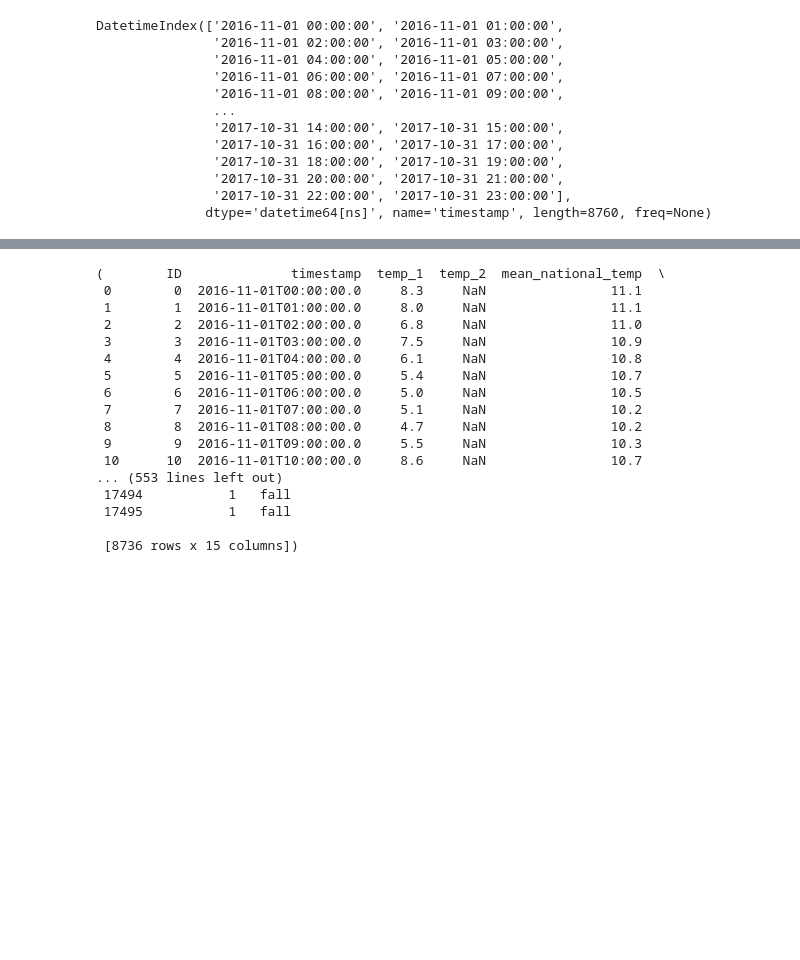
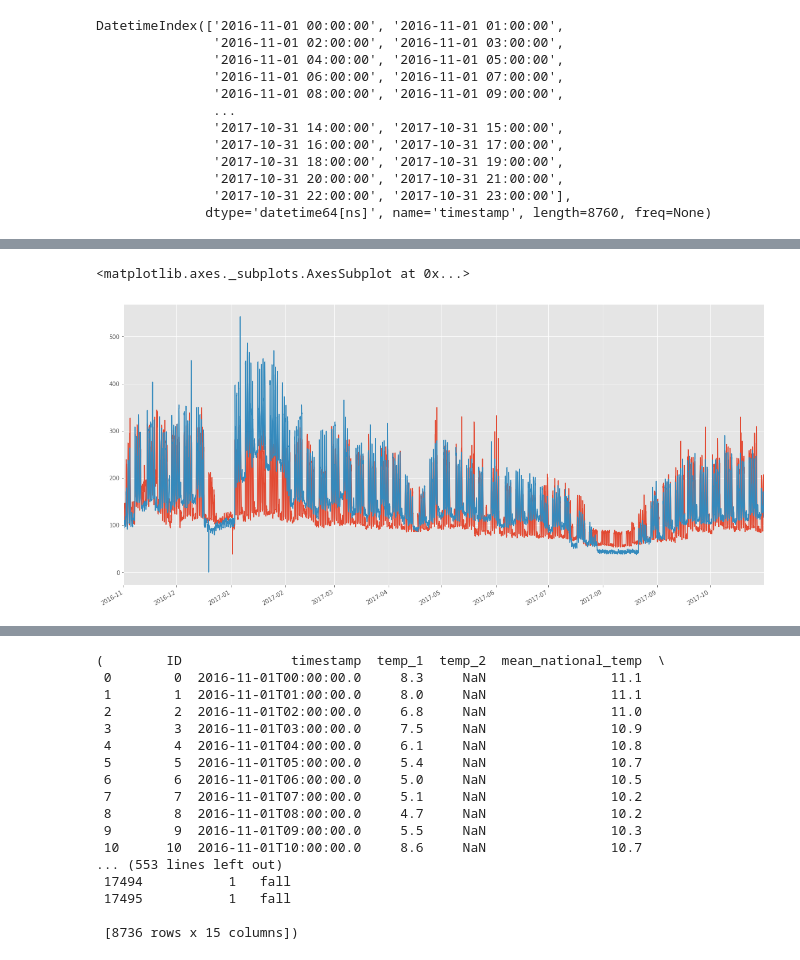
Before and after one commit to anthelix/20190520_challengePlaneteOui, a Jupyter notebook: 20190710_newthings.ipynb, the cells around one changed output, grey strips where cells are left out. Saved outputs shown, nothing was run; the diff lists cells and outputs as text; code cells hidden in the pictures; blank space fills up the shorter version.

```diff
--- a/20190710_newthings.ipynb
+++ b/20190710_newthings.ipynb
@@ -184,0 +273,2 @@ dtype: int64
+# %%
+data1 = processing(data)
@@ -184,0 +297,6 @@ dtype: int64
+# %%
+data1['consumption_1'].plot()
+data1['consumption_2'].plot()
+# %% [output]
+<matplotlib.axes._subplots.AxesSubplot at 0x...>
+[figure, added]
```
Also changed, not shown: parts of 41 cells of this notebook, 6 other files.
